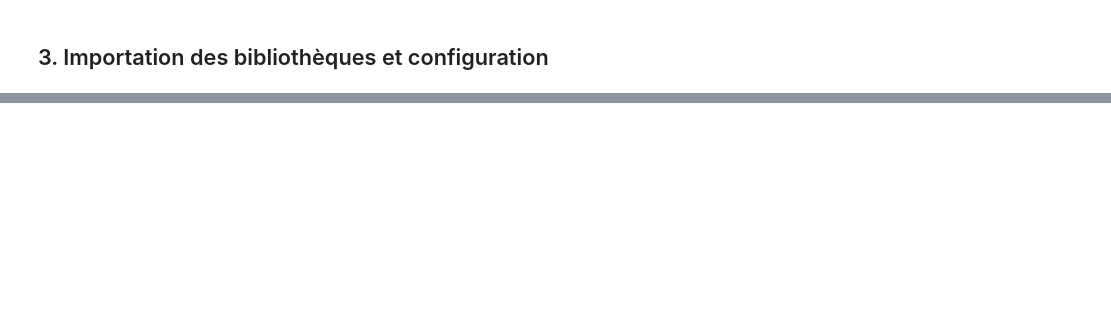
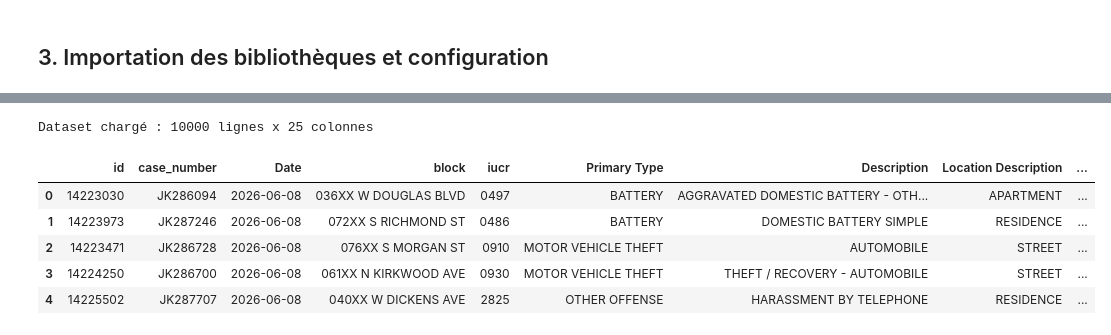
Before and after one commit to akavuansiko/chicago-crime-analysis, a Jupyter notebook: notebooks/notebook_final.ipynb, the cells around one changed output, grey strips where cells are left out. Cells and saved outputs as stored; diff of their text form; code cells hidden in the pictures; blank space fills up the shorter version.

Commit message:
feat: notebook final consolidé + mise en forme inline

```diff
--- a/notebooks/notebook_final.ipynb
+++ b/notebooks/notebook_final.ipynb
@@ -1272,0 +92,70 @@ Avant le dépôt, remplacer impérativement la mention `À COMPLÉTER AVANT LE D
+# %%
+# Fonction : resolve_project_root
+# Input  : aucun
+# Output : chemin Path correspondant à la racine du projet
+def resolve_project_root() -> Path:
+    candidates = [Path.cwd(), Path.cwd().parent, Path.cwd().parent.parent]
+    for candidate in candidates:
+        if (candidate / "data").exists() or (candidate / "notebooks").exists():
+            return candidate.resolve()
+    return Path.cwd().resolve()
+
+
+# Fonction : load_data
+# Input  : limit = nombre de crimes à récupérer depuis l'API (défaut 10 000)
+# Output : DataFrame pandas avec dates et coordonnées converties
+def load_data(limit: int = 10000) -> pd.DataFrame:
+    """Charger les données depuis l'API officielle Chicago Data Portal."""
+    url = (
+        f"https://data.cityofchicago.org/resource/ijzp-q8t2.csv"
+        f"?$limit={limit}"
+        f"&$order=date%20DESC"
+        f"&$where=latitude%20IS%20NOT%20NULL"
+    )
+
+    # Fix SSL uniquement sur Mac (Python 3.12 ne trouve pas les certificats système)
+    if sys.platform == "darwin":
+        import requests, io, certifi
+        response = requests.get(url, verify=certifi.where())
+        df = pd.read_csv(io.StringIO(response.text))
+    else:
+        df = pd.read_csv(url)
+
+    # Renommage des colonnes (l'API retourne en minuscules)
+    df = df.rename(columns={
+        'latitude'            : 'Latitude',
+        'longitude'           : 'Longitude',
+        'primary_type'        : 'Primary Type',
+        'arrest'              : 'Arrest',
+        'date'                : 'Date',
+        'location_description': 'Location Description',
+        'domestic'            : 'Domestic',
+        'beat'                : 'Beat',
+        'ward'                : 'Ward',
+        'fbi_code'            : 'FBI Code',
+        'year'                : 'Year',
+        'description'         : 'Description',
+    })
+
+    df['Date']      = pd.to_datetime(df['Date'], errors='coerce')
+    df['Latitude']  = pd.to_numeric(df['Latitude'],  errors='coerce')
+    df['Longitude'] = pd.to_numeric(df['Longitude'], errors='coerce')
+    df['Year']      = df['Date'].dt.year.astype('Int64')
+    df['Month']     = df['Date'].dt.month.astype('Int64')
+    df['Hour']      = df['Date'].dt.hour.astype('Int64')
+    df['YearMonth'] = df['Date'].dt.to_period('M').dt.to_timestamp()
+
+    print(f"Dataset chargé : {df.shape[0]} lignes x {df.shape[1]} colonnes")
+    return df
+
+
+df = load_data()
+df.head()
+# %% [output]
+Dataset chargé : 10000 lignes x 25 colonnes
+|  | id | case_number | Date | block | iucr | Primary Type | Description | Location Description | ... |
+| 0 | 14223030 | JK286094 | 2026-06-08 | 036XX W DOUGLAS BLVD | 0497 | BATTERY | AGGRAVATED DOMESTIC BATTERY - OTH... | APARTMENT | ... |
+| 1 | 14223973 | JK287246 | 2026-06-08 | 072XX S RICHMOND ST | 0486 | BATTERY | DOMESTIC BATTERY SIMPLE | RESIDENCE | ... |
+| 2 | 14223471 | JK286728 | 2026-06-08 | 076XX S MORGAN ST | 0910 | MOTOR VEHICLE THEFT | AUTOMOBILE | STREET | ... |
+| 3 | 14224250 | JK286700 | 2026-06-08 | 061XX N KIRKWOOD AVE | 0930 | MOTOR VEHICLE THEFT | THEFT / RECOVERY - AUTOMOBILE | STREET | ... |
+| 4 | 14225502 | JK287707 | 2026-06-08 | 040XX W DICKENS AVE | 2825 | OTHER OFFENSE | HARASSMENT BY TELEPHONE | RESIDENCE | ... |
```
Also changed, not shown: parts of 67 cells of this notebook.
